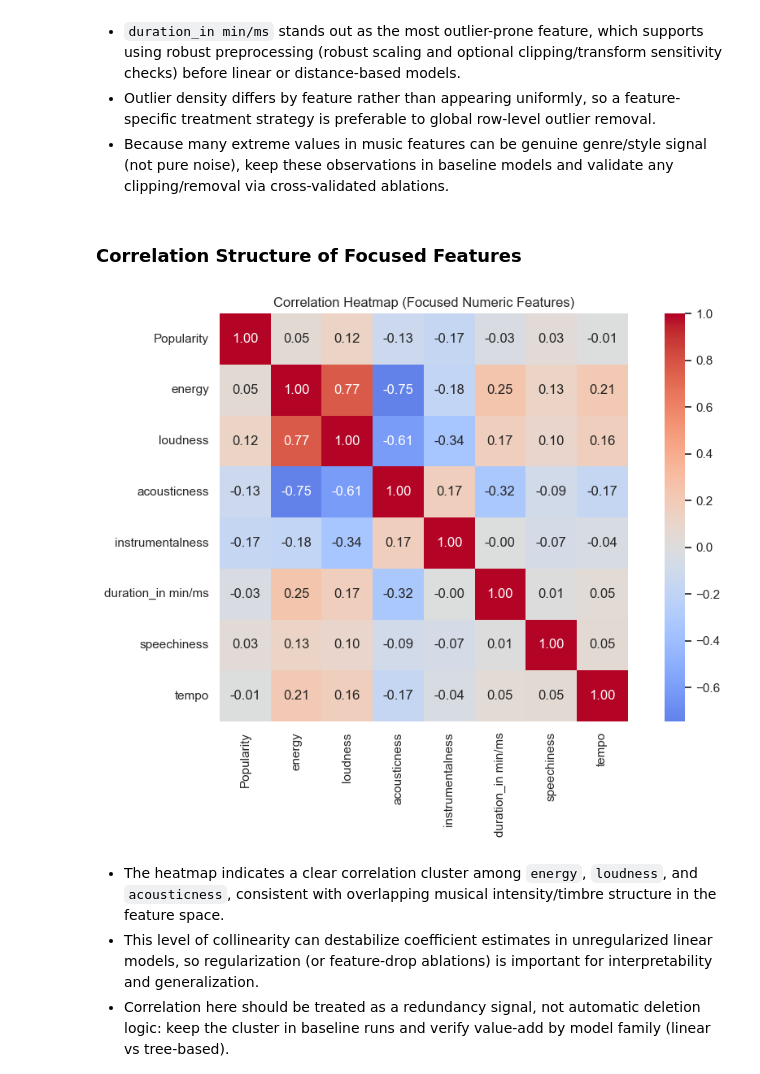
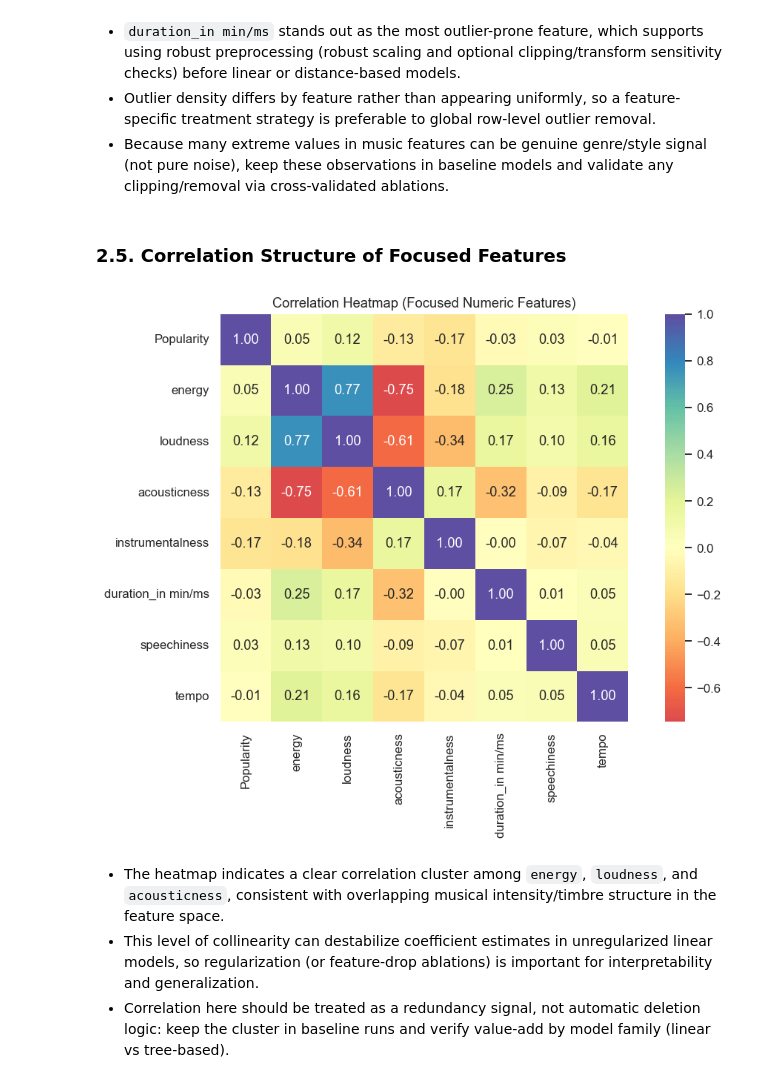
Before and after one commit to 7u4n10/ml-music-class, a Jupyter notebook: notebooks/project_part_2_Team_#.ipynb, the cells around one changed output. Drawn from its saved outputs; the diff is of its cells as text; code cells hidden in the pictures.

```diff
--- a/notebooks/project_part_2_Team_#.ipynb
+++ b/notebooks/project_part_2_Team_#.ipynb
@@ -161,18 +295,18 @@ plt.show()
 - Outlier density differs by feature rather than appearing uniformly, so a feature-specific treatment strategy is preferable to global row-level outlier removal.
 - Because many extreme values in music features can be genuine genre/style signal (not pure noise), keep these observations in baseline models and validate any clipping/removal via cross-validated ablations.
 # %% [markdown]
-### Correlation Structure of Focused Features
+### 2.5. Correlation Structure of Focused Features
 # %%
 # Question: Which focused features move together strongly?
-corr = eda_df[focused_features].corr()
+corr = eda_df[FOCUSED_FEATURES].corr()
 
-plt.figure(figsize=(10, 7))
-sns.heatmap(corr, annot=True, fmt=".2f", cmap="coolwarm", center=0, square=True)
+plt.figure(figsize=FIGSIZE_HEATMAP)
+sns.heatmap(corr, annot=True, fmt=".2f", cmap="Spectral", center=0, square=True)
 plt.title("Correlation Heatmap (Focused Numeric Features)")
 plt.tight_layout()
 plt.show()
 # %% [output]
-[figure, old version]
+[figure, new version]
 # %% [markdown]
 - The heatmap indicates a clear correlation cluster among `energy`, `loudness`, and `acousticness`, consistent with overlapping musical intensity/timbre structure in the feature space.
 - This level of collinearity can destabilize coefficient estimates in unregularized linear models, so regularization (or feature-drop ablations) is important for interpretability and generalization.
```
Also changed, not shown: parts of 39 cells of this notebook, 2 other files.
